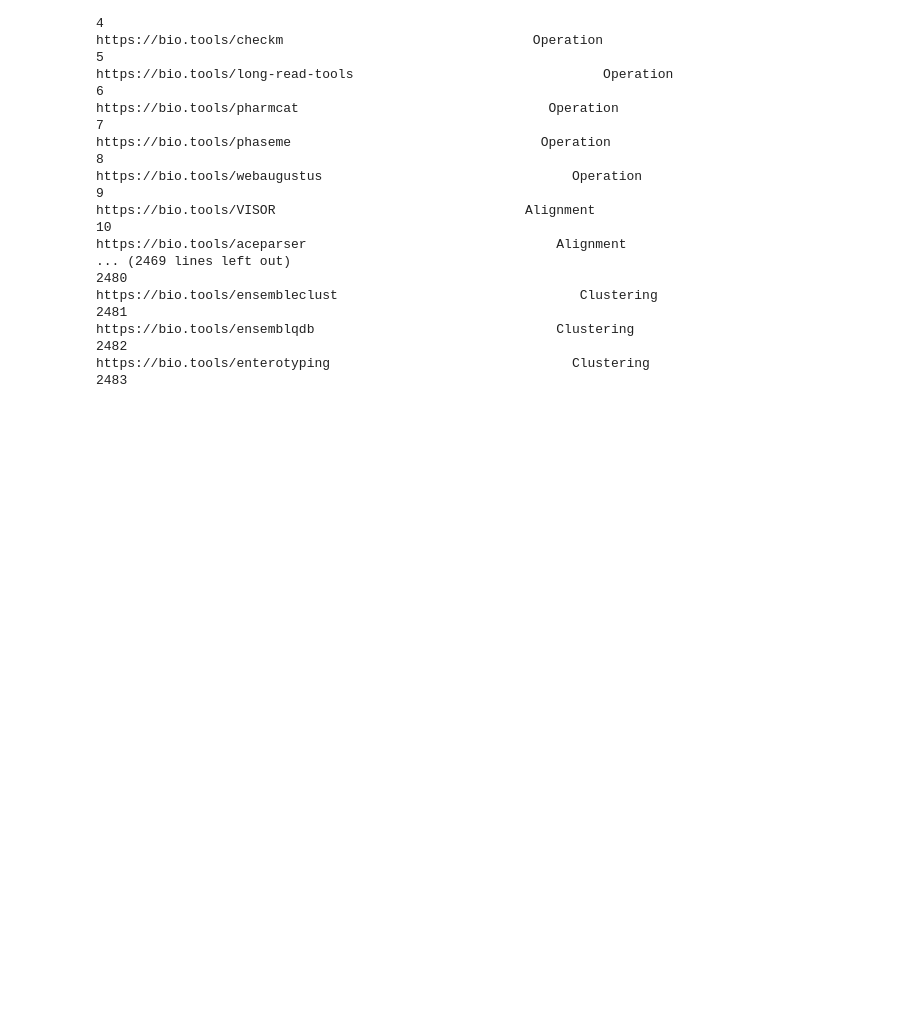
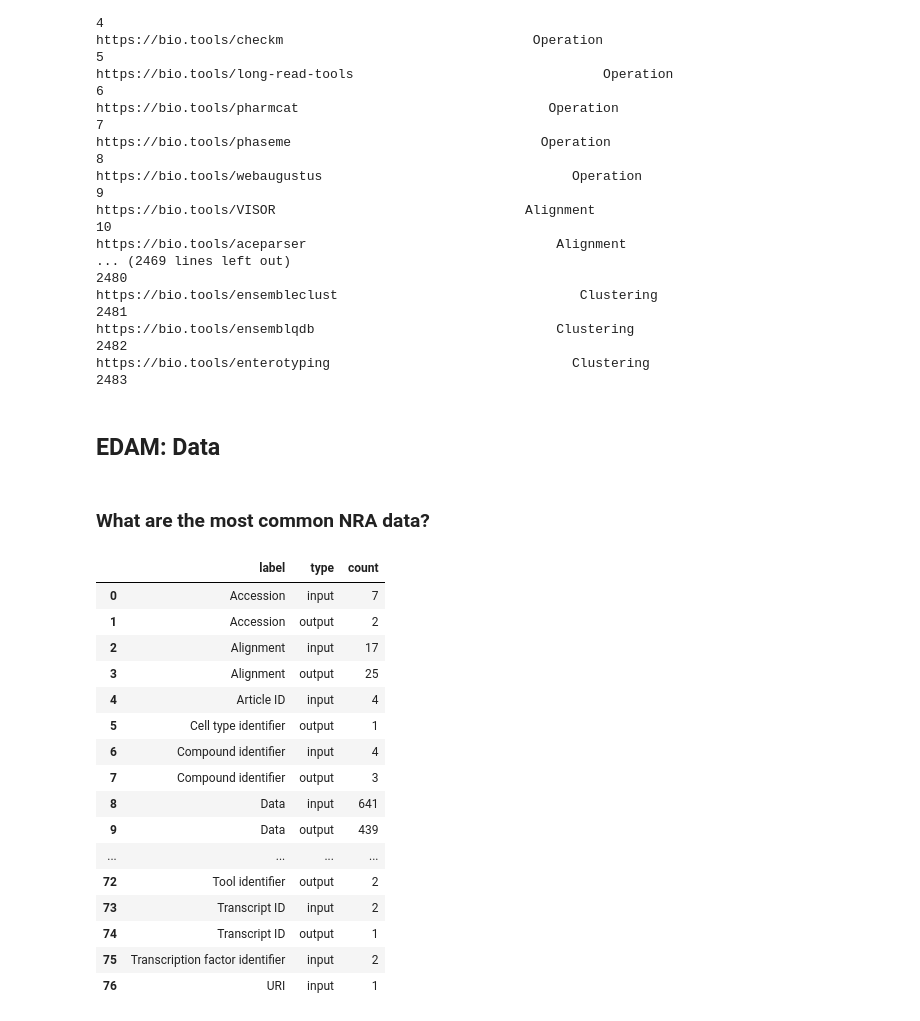
Before and after one commit to bio-tools/biohackathon2022, a Jupyter notebook: notebooks/NotRecommendedForAnnotation.ipynb, the cells around one changed output. Cells and saved outputs as stored; diff of their text form; code cells hidden in the pictures; blank space fills up the shorter version.

Commit message:
Added NRA data

```diff
--- a/notebooks/NotRecommendedForAnnotation.ipynb
+++ b/notebooks/NotRecommendedForAnnotation.ipynb
@@ -148,3 +149,42 @@ remote_query(q)
 2481                                                                                       https://bio.tools/ensemblqdb                               Clustering
 2482                                                                                     https://bio.tools/enterotyping                               Clustering
 2483
+# %% [markdown]
+## EDAM: Data
+# %% [markdown]
+### What are the most common NRA data?
+# %%
+q = '''
+SELECT ?label ?type (COUNT(?label) as ?count) WHERE {
+    { ?biotools_id a sc:SoftwareApplication;
+      bsc:input [sc:additionalType ?datatype];
+      VALUES ?type {'input'}.}
+    UNION
+    { ?biotools_id a sc:SoftwareApplication;
+      bsc:output [sc:additionalType ?datatype];
+      VALUES ?type {'output'}.}
+   ?datatype rdfs:label ?label.
+   ?datatype edam:notRecommendedForAnnotation true.
+}
+GROUP BY ?label ?type
+ORDER BY ?label ?type
+'''
+remote_query(q)
+# %% [output]
+|  | label | type | count |
+| 0 | Accession | input | 7 |
+| 1 | Accession | output | 2 |
+| 2 | Alignment | input | 17 |
+| 3 | Alignment | output | 25 |
+| 4 | Article ID | input | 4 |
+| 5 | Cell type identifier | output | 1 |
+| 6 | Compound identifier | input | 4 |
+| 7 | Compound identifier | output | 3 |
+| 8 | Data | input | 641 |
+| 9 | Data | output | 439 |
+| ... | ... | ... | ... |
+| 72 | Tool identifier | output | 2 |
+| 73 | Transcript ID | input | 2 |
+| 74 | Transcript ID | output | 1 |
+| 75 | Transcription factor identifier | input | 2 |
+| 76 | URI | input | 1 |
```
Also changed, not shown: parts of 3 cells of this notebook.
